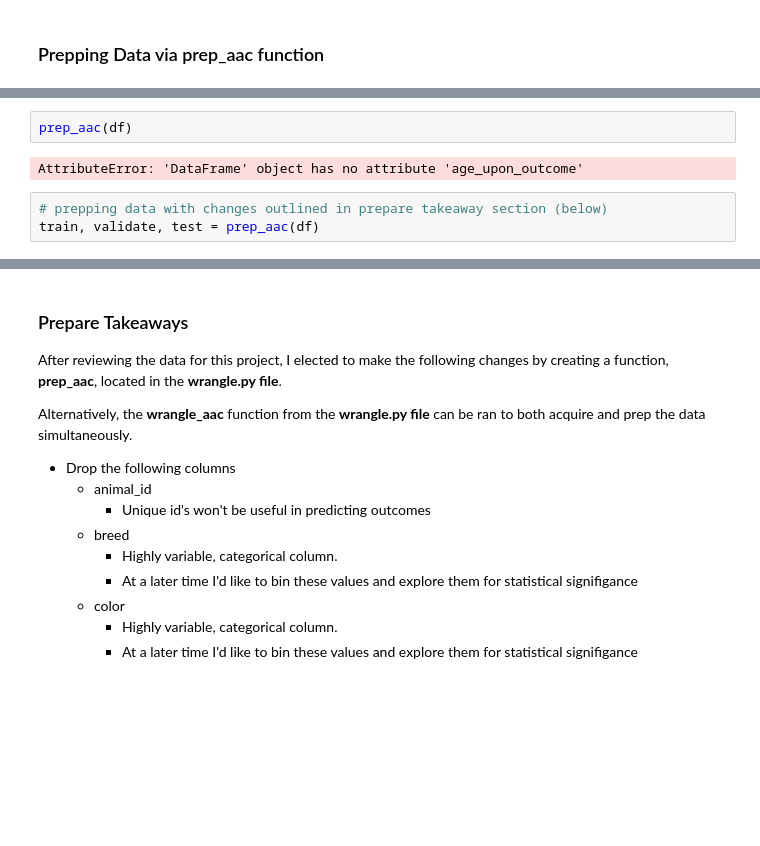
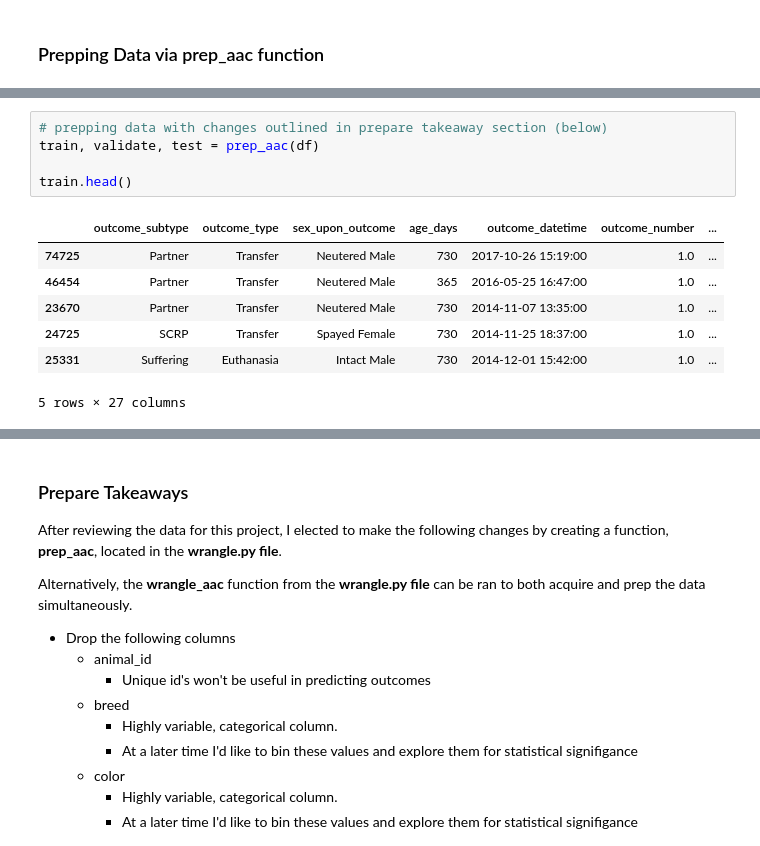
Before and after one commit to SamuelD-Data/aac_outcomes_project, a Jupyter notebook: continued_work/aac_project_notebook.ipynb, the cells around one changed output, grey strips where cells are left out. Drawn from its saved outputs; the diff is of its cells as text; blank space fills up the shorter version.

```diff
--- a/continued_work/aac_project_notebook.ipynb
+++ b/continued_work/aac_project_notebook.ipynb
@@ -225,10 +130,16 @@ def prep_aac(df):
-# %%
-prep_aac(df)
-# %% [output]
-AttributeError: 'DataFrame' object has no attribute 'age_upon_outcome'
 # %%
 # prepping data with changes outlined in prepare takeaway section (below)
 train, validate, test = prep_aac(df)
+
+train.head()
+# %% [output]
+|  | outcome_subtype | outcome_type | sex_upon_outcome | age_days | outcome_datetime | outcome_number | ... |
+| 74725 | Partner | Transfer | Neutered Male | 730 | 2017-10-26 15:19:00 | 1.0 | ... |
+| 46454 | Partner | Transfer | Neutered Male | 365 | 2016-05-25 16:47:00 | 1.0 | ... |
+| 23670 | Partner | Transfer | Neutered Male | 730 | 2014-11-07 13:35:00 | 1.0 | ... |
+| 24725 | SCRP | Transfer | Spayed Female | 730 | 2014-11-25 18:37:00 | 1.0 | ... |
+| 25331 | Suffering | Euthanasia | Intact Male | 730 | 2014-12-01 15:42:00 | 1.0 | ... |
+5 rows × 27 columns
 # %%
 # previewing train df
 train.head()
```
Also changed, not shown: parts of 3 cells of this notebook, 1 other file.
